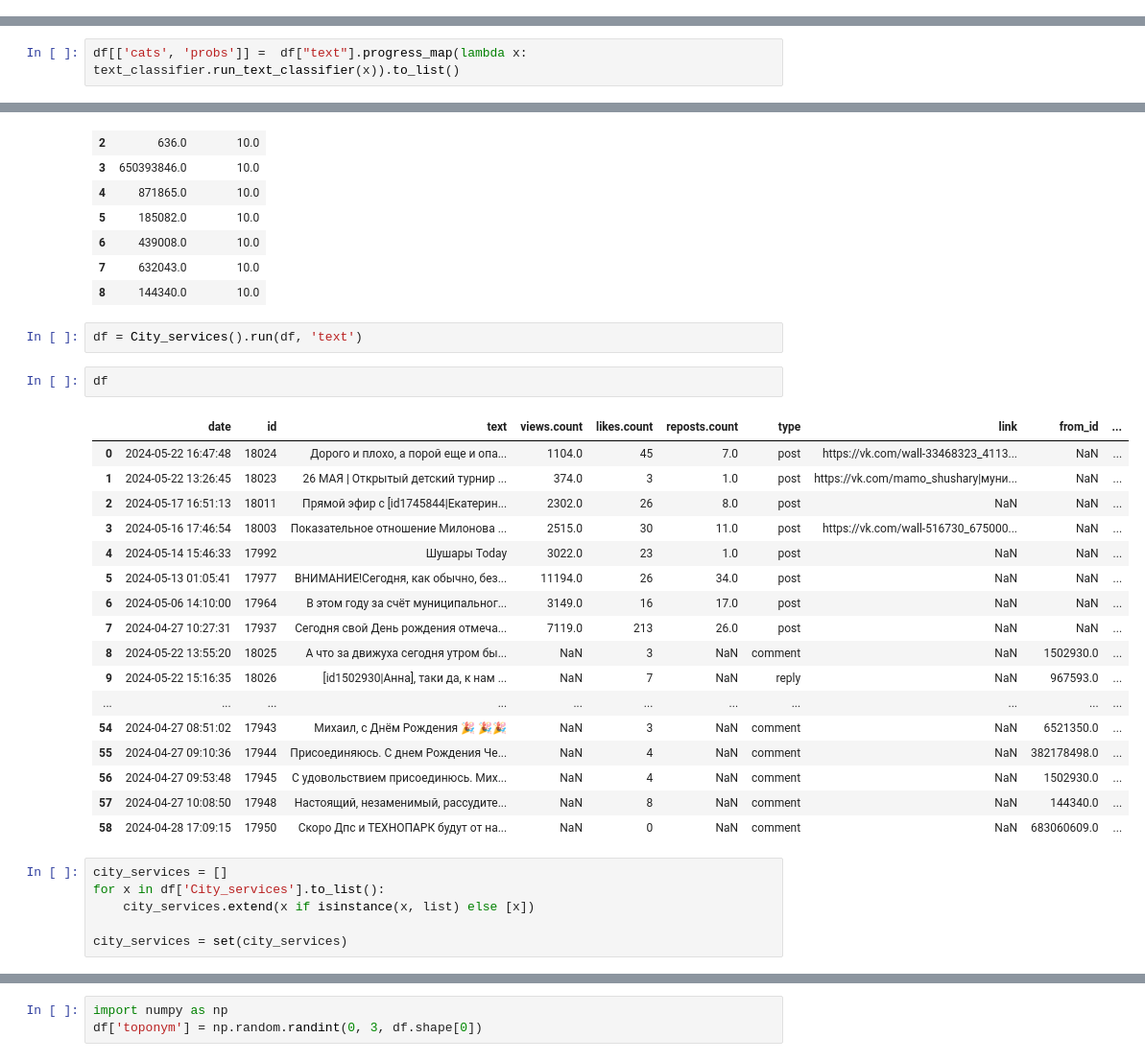
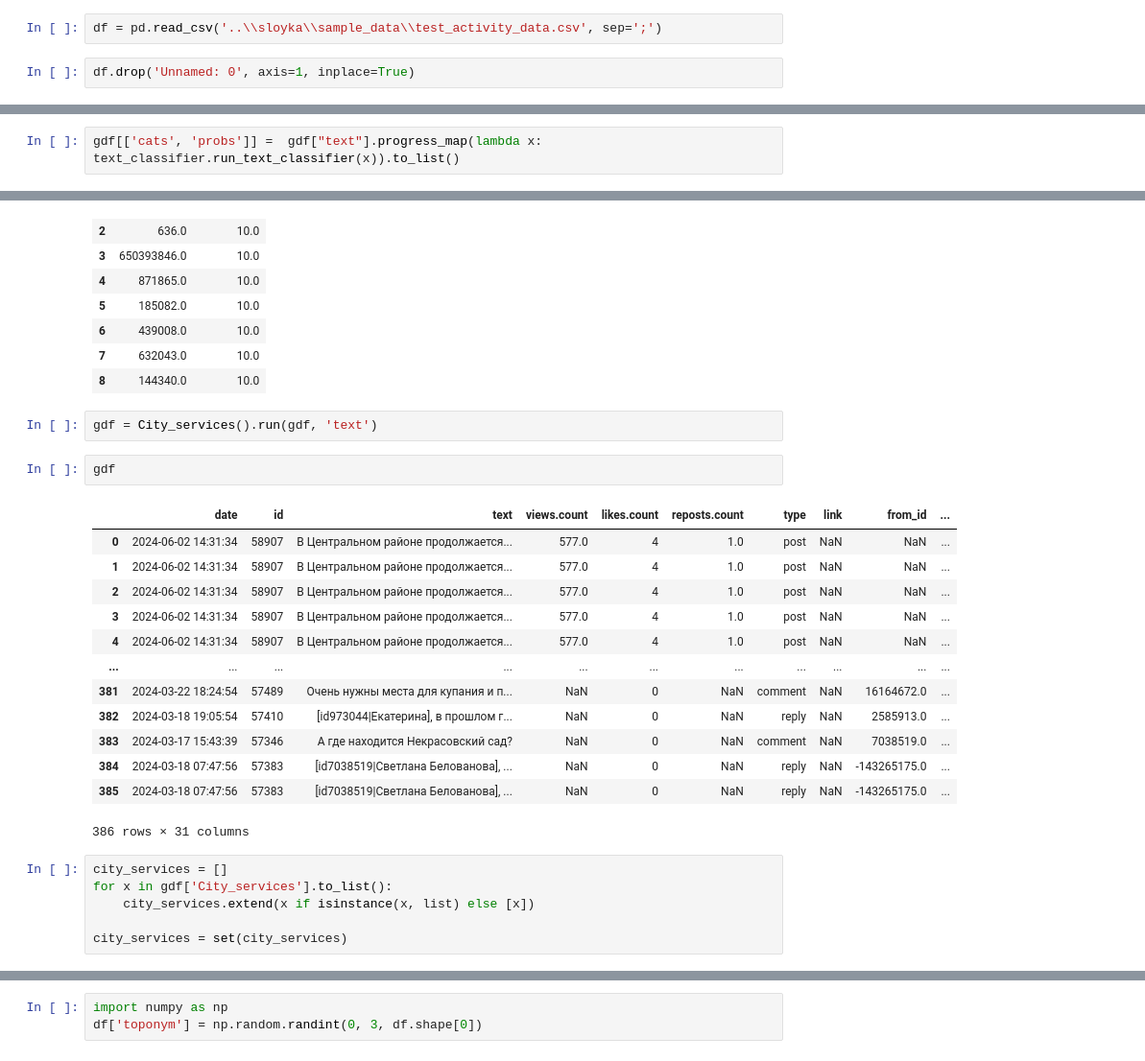
Before and after one commit to Sandrro/sloyka, a Jupyter notebook: examples/leons_work.ipynb, the cells around one changed output, grey strips where cells are left out. Shown: that part at 96% size. Drawn from its saved outputs; the diff is of its cells as text.

Commit message:
wrote few functions, still working om final, geocoder adn city_service fixes may be urgent

```diff
--- a/examples/leons_work.ipynb
+++ b/examples/leons_work.ipynb
@@ -39,3 +44,7 @@ df
+# %%
+df = pd.read_csv('..\\sloyka\\sample_data\\test_activity_data.csv', sep=';')
+# %%
+df.drop('Unnamed: 0', axis=1, inplace=True)
 # %%
 g = Geocoder()
 # %% [output]
@@ -117,4 +97,4 @@ gdf['text'].iloc[0]
 # %%
 text_classifier = TextClassifiers('Sandrro/text_to_subfunction_v10')
 # %%
-df[['cats', 'probs']] =  df["text"].progress_map(lambda x: text_classifier.run_text_classifier(x)).to_list()
+gdf[['cats', 'probs']] =  gdf["text"].progress_map(lambda x: text_classifier.run_text_classifier(x)).to_list()
@@ -173,30 +147,26 @@ user_partition
 | 7 | 632043.0 | 10.0 |
 | 8 | 144340.0 | 10.0 |
 # %%
-df = City_services().run(df, 'text')
+gdf = City_services().run(gdf, 'text')
 # %%
-df
+gdf
 # %% [output]
 |  | date | id | text | views.count | likes.count | reposts.count | type | link | from_id | ... |
-| 0 | 2024-05-22 16:47:48 | 18024 | Дорого и плохо, а порой еще и опа... | 1104.0 | 45 | 7.0 | post | https://vk.com/wall-33468323_4113... | NaN | ... |
-| 1 | 2024-05-22 13:26:45 | 18023 | 26 МАЯ | Открытый детский турнир ... | 374.0 | 3 | 1.0 | post | https://vk.com/mamo_shushary|муни... | NaN | ... |
-| 2 | 2024-05-17 16:51:13 | 18011 | Прямой эфир с [id1745844|Екатерин... | 2302.0 | 26 | 8.0 | post | NaN | NaN | ... |
-| 3 | 2024-05-16 17:46:54 | 18003 | Показательное отношение Милонова ... | 2515.0 | 30 | 11.0 | post | https://vk.com/wall-516730_675000... | NaN | ... |
-| 4 | 2024-05-14 15:46:33 | 17992 | Шушары Today | 3022.0 | 23 | 1.0 | post | NaN | NaN | ... |
-| 5 | 2024-05-13 01:05:41 | 17977 | ВНИМАНИЕ!Сегодня, как обычно, без... | 11194.0 | 26 | 34.0 | post | NaN | NaN | ... |
-| 6 | 2024-05-06 14:10:00 | 17964 | В этом году за счёт муниципальног... | 3149.0 | 16 | 17.0 | post | NaN | NaN | ... |
-| 7 | 2024-04-27 10:27:31 | 17937 | Сегодня свой День рождения отмеча... | 7119.0 | 213 | 26.0 | post | NaN | NaN | ... |
-| 8 | 2024-05-22 13:55:20 | 18025 | А что за движуха сегодня утром бы... | NaN | 3 | NaN | comment | NaN | 1502930.0 | ... |
-| 9 | 2024-05-22 15:16:35 | 18026 | [id1502930|Анна], таки да, к нам ... | NaN | 7 | NaN | reply | NaN | 967593.0 | ... |
+| 0 | 2024-06-02 14:31:34 | 58907 | В Центральном районе продолжается... | 577.0 | 4 | 1.0 | post | NaN | NaN | ... |
+| 1 | 2024-06-02 14:31:34 | 58907 | В Центральном районе продолжается... | 577.0 | 4 | 1.0 | post | NaN | NaN | ... |
+| 2 | 2024-06-02 14:31:34 | 58907 | В Центральном районе продолжается... | 577.0 | 4 | 1.0 | post | NaN | NaN | ... |
+| 3 | 2024-06-02 14:31:34 | 58907 | В Центральном районе продолжается... | 577.0 | 4 | 1.0 | post | NaN | NaN | ... |
+| 4 | 2024-06-02 14:31:34 | 58907 | В Центральном районе продолжается... | 577.0 | 4 | 1.0 | post | NaN | NaN | ... |
 | ... | ... | ... | ... | ... | ... | ... | ... | ... | ... | ... |
-| 54 | 2024-04-27 08:51:02 | 17943 | Михаил, с Днём Рождения 🎉 🎉🎉 | NaN | 3 | NaN | comment | NaN | 6521350.0 | ... |
-| 55 | 2024-04-27 09:10:36 | 17944 | Присоединяюсь. С днем Рождения Че... | NaN | 4 | NaN | comment | NaN | 382178498.0 | ... |
-| 56 | 2024-04-27 09:53:48 | 17945 | С удовольствием присоединюсь. Мих... | NaN | 4 | NaN | comment | NaN | 1502930.0 | ... |
-| 57 | 2024-04-27 10:08:50 | 17948 | Настоящий, незаменимый, рассудите... | NaN | 8 | NaN | comment | NaN | 144340.0 | ... |
-| 58 | 2024-04-28 17:09:15 | 17950 | Скоро Дпс и ТЕХНОПАРК будут от на... | NaN | 0 | NaN | comment | NaN | 683060609.0 | ... |
+| 381 | 2024-03-22 18:24:54 | 57489 | Очень нужны места для купания и п... | NaN | 0 | NaN | comment | NaN | 16164672.0 | ... |
+| 382 | 2024-03-18 19:05:54 | 57410 | [id973044|Екатерина], в прошлом г... | NaN | 0 | NaN | reply | NaN | 2585913.0 | ... |
+| 383 | 2024-03-17 15:43:39 | 57346 | А где находится Некрасовский сад? | NaN | 0 | NaN | comment | NaN | 7038519.0 | ... |
+| 384 | 2024-03-18 07:47:56 | 57383 | [id7038519|Светлана Белованова], ... | NaN | 0 | NaN | reply | NaN | -143265175.0 | ... |
+| 385 | 2024-03-18 07:47:56 | 57383 | [id7038519|Светлана Белованова], ... | NaN | 0 | NaN | reply | NaN | -143265175.0 | ... |
+386 rows × 31 columns
 # %%
 city_services = []
-for x in df['City_services'].to_list():
+for x in gdf['City_services'].to_list():
     city_services.extend(x if isinstance(x, list) else [x])
 
 city_services = set(city_services)
```
Also changed, not shown: parts of 18 cells of this notebook, 2 other files.
